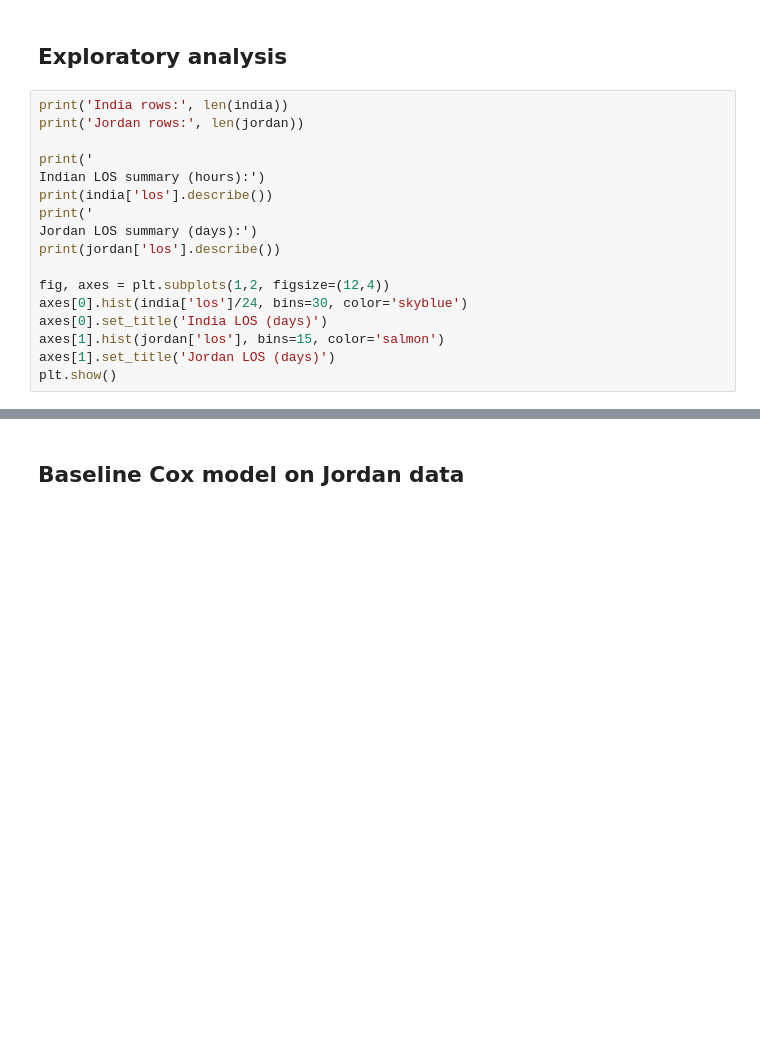
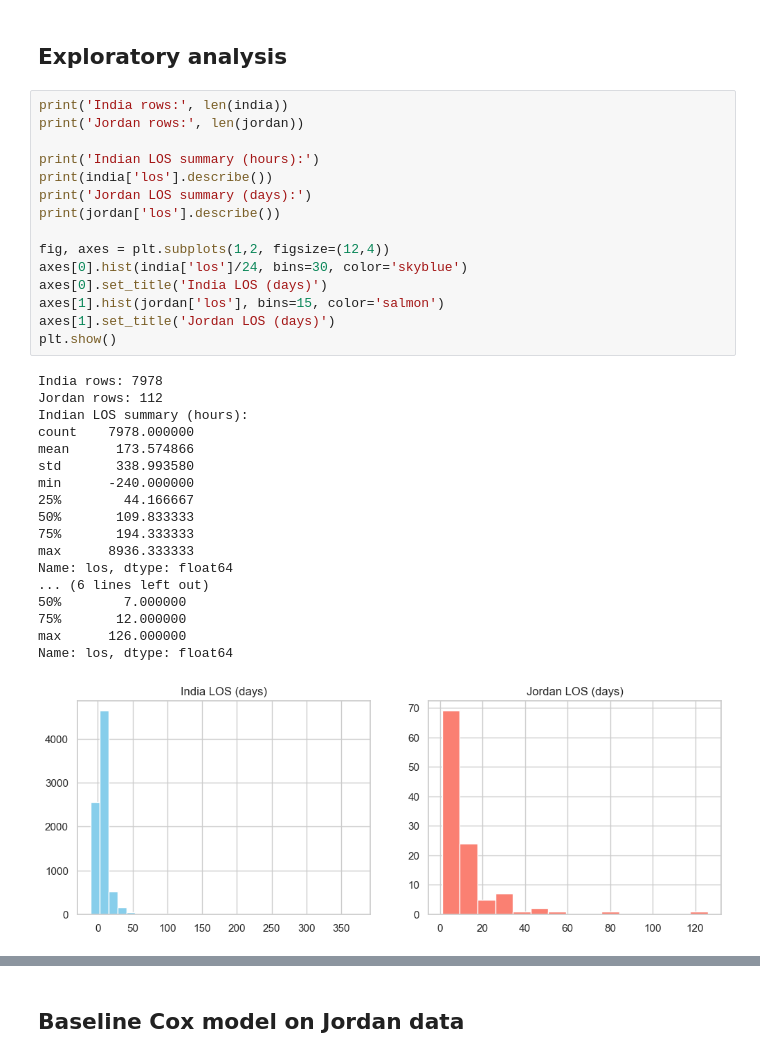
Before and after one commit to shrinitbabel/TBI-transfer-learning, a Jupyter notebook: transfer_learning_1.ipynb, the cells around one changed output, grey strips where cells are left out. Drawn from its saved outputs; the diff is of its cells as text; blank space fills up the shorter version.

```diff
--- a/transfer_learning_1.ipynb
+++ b/transfer_learning_1.ipynb
@@ -53,20 +60,37 @@ features_india.columns = ['age','sex','sbp','hr','rr','gcs']
 # %%
 print('India rows:', len(india))
 print('Jordan rows:', len(jordan))
 
-print('
-Indian LOS summary (hours):')
+print('Indian LOS summary (hours):')
 print(india['los'].describe())
-print('
-Jordan LOS summary (days):')
+print('Jordan LOS summary (days):')
 print(jordan['los'].describe())
 
 fig, axes = plt.subplots(1,2, figsize=(12,4))
 axes[0].hist(india['los']/24, bins=30, color='skyblue')
 axes[0].set_title('India LOS (days)')
 axes[1].hist(jordan['los'], bins=15, color='salmon')
 axes[1].set_title('Jordan LOS (days)')
 plt.show()
+# %% [output]
+India rows: 7978
+Jordan rows: 112
+Indian LOS summary (hours):
+count    7978.000000
+mean      173.574866
+std       338.993580
+min      -240.000000
+25%        44.166667
+50%       109.833333
+75%       194.333333
+max      8936.333333
+Name: los, dtype: float64
+... (6 lines left out)
+50%        7.000000
+75%       12.000000
+max      126.000000
+Name: los, dtype: float64
+[figure, added]
 # %%
 kmf = KaplanMeierFitter()
 kmf.fit(durations=india['los']/24, event_observed=india['event'], label='India')
```
Also changed, not shown: parts of 2 cells of this notebook.
